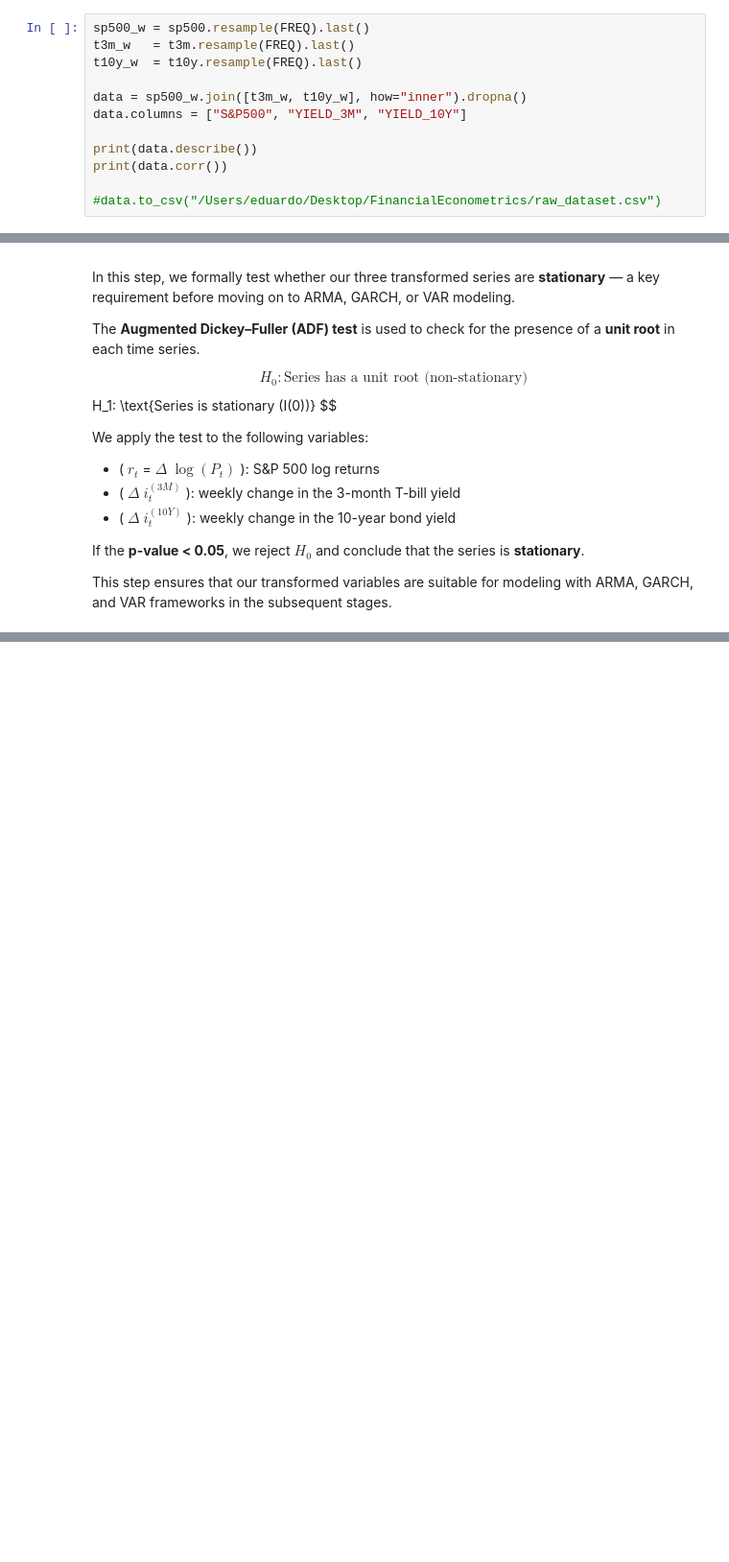
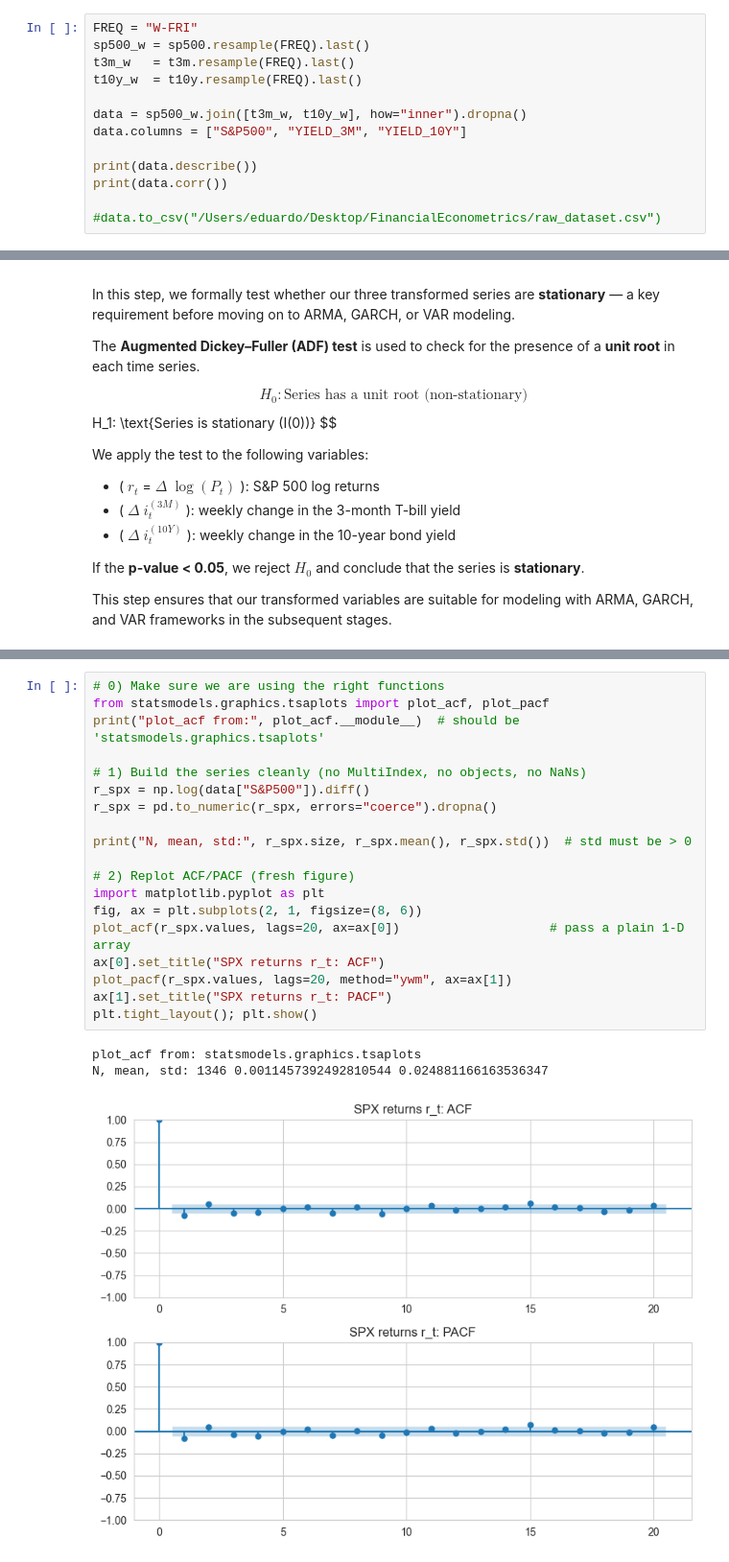
Before and after one commit to emschutt/Financial-Econometrics-Project, a Jupyter notebook: Data.ipynb, the cells around one changed output, grey strips where cells are left out. Shown at 96% size. Cells and saved outputs as stored; diff of their text form; blank space fills up the shorter version.

Commit message:
Just added ACF/PACF plot

```diff
--- a/Data.ipynb
+++ b/Data.ipynb
@@ -71,4 +62,5 @@ Date
 # %%
+FREQ = "W-FRI"
 sp500_w = sp500.resample(FREQ).last()
 t3m_w   = t3m.resample(FREQ).last()
 t10y_w  = t10y.resample(FREQ).last()
@@ -196,3 +192,26 @@ r_t (Δ log P_t)   -19.7427   0.0000        3.0  1342.0 -3.4352 -2.8637 -2.5679
+# %%
+# 0) Make sure we are using the right functions
+from statsmodels.graphics.tsaplots import plot_acf, plot_pacf
+print("plot_acf from:", plot_acf.__module__)  # should be 'statsmodels.graphics.tsaplots'
+
+# 1) Build the series cleanly (no MultiIndex, no objects, no NaNs)
+r_spx = np.log(data["S&P500"]).diff()
+r_spx = pd.to_numeric(r_spx, errors="coerce").dropna()
+
+print("N, mean, std:", r_spx.size, r_spx.mean(), r_spx.std())  # std must be > 0
+
+# 2) Replot ACF/PACF (fresh figure)
+import matplotlib.pyplot as plt
+fig, ax = plt.subplots(2, 1, figsize=(8, 6))
+plot_acf(r_spx.values, lags=20, ax=ax[0])                    # pass a plain 1-D array
+ax[0].set_title("SPX returns r_t: ACF")
+plot_pacf(r_spx.values, lags=20, method="ywm", ax=ax[1])
+ax[1].set_title("SPX returns r_t: PACF")
+plt.tight_layout(); plt.show()
+# %% [output]
+plot_acf from: statsmodels.graphics.tsaplots
+N, mean, std: 1346 0.0011457392492810544 0.024881166163536347
+[figure, added]
 # %% [markdown]
 ## Step 3: Modeling Short-Run Dynamics with ARMA
 
```
Also changed, not shown: parts of 15 cells of this notebook.
